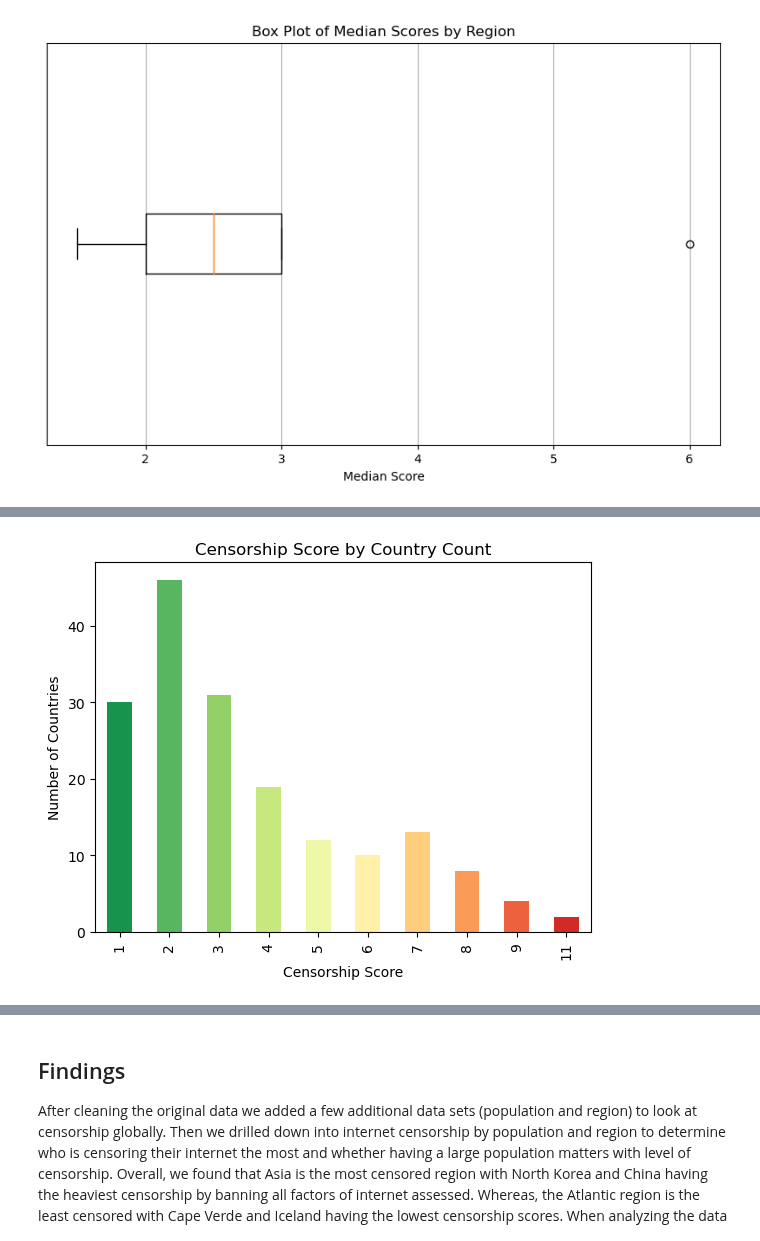
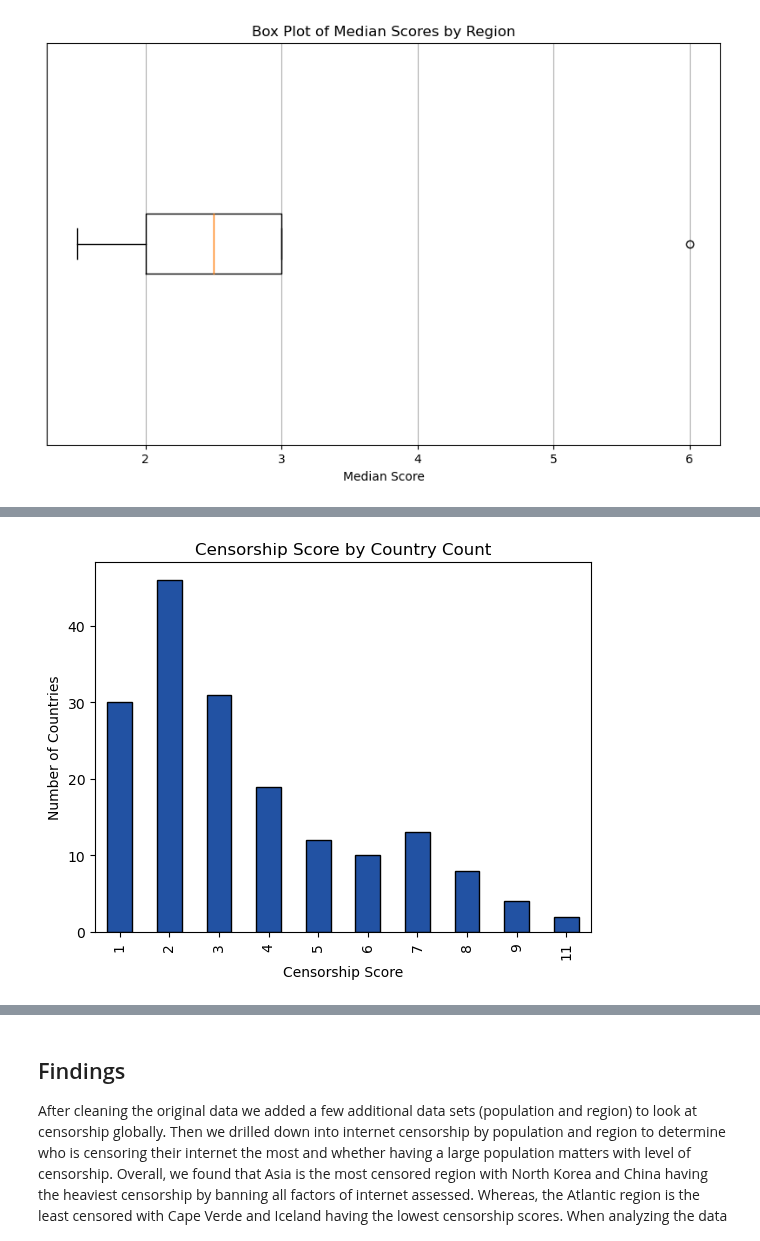
Before and after one commit to tiascott01/07_GroupProject1, a Jupyter notebook: Internet Censorship/Internet_Censorship_Data_Code.ipynb, the cells around one changed output, grey strips where cells are left out. Drawn from its saved outputs; the diff is of its cells as text; code cells hidden in the pictures.

Commit message:
Updating graph colors

```diff
--- a/Internet Censorship/Internet_Censorship_Data_Code.ipynb
+++ b/Internet Censorship/Internet_Censorship_Data_Code.ipynb
@@ -324,21 +326,17 @@ all_data.head()
 # %%
 # Bar Chart of Censorship Score and Number of Countries
 # 1 is least censored and 11 is most censored
 # Country Score Counts
 score_counts = all_data["Score"].value_counts().sort_index()
 
-# Creating scaled color palette
-colors = list(reversed(sns.color_palette("RdYlGn", len(score_counts))))
-
-
 # Bar Graph
-score_counts.plot(kind='bar', color=colors)
+score_counts.plot(kind='bar', color='#2252a3', edgecolor= 'black')
 plt.xlabel('Censorship Score')
 plt.ylabel('Number of Countries')
 plt.title('Censorship Score by Country Count')
 plt.show()
 # %% [output]
-[figure, old version]
+[figure, new version]
 # %%
 # Bar Chart of Censorship Score and Country Population
 # 1 is least censored and 11 is most censored
```
Also changed, not shown: parts of 6 cells of this notebook, 1 other file.
